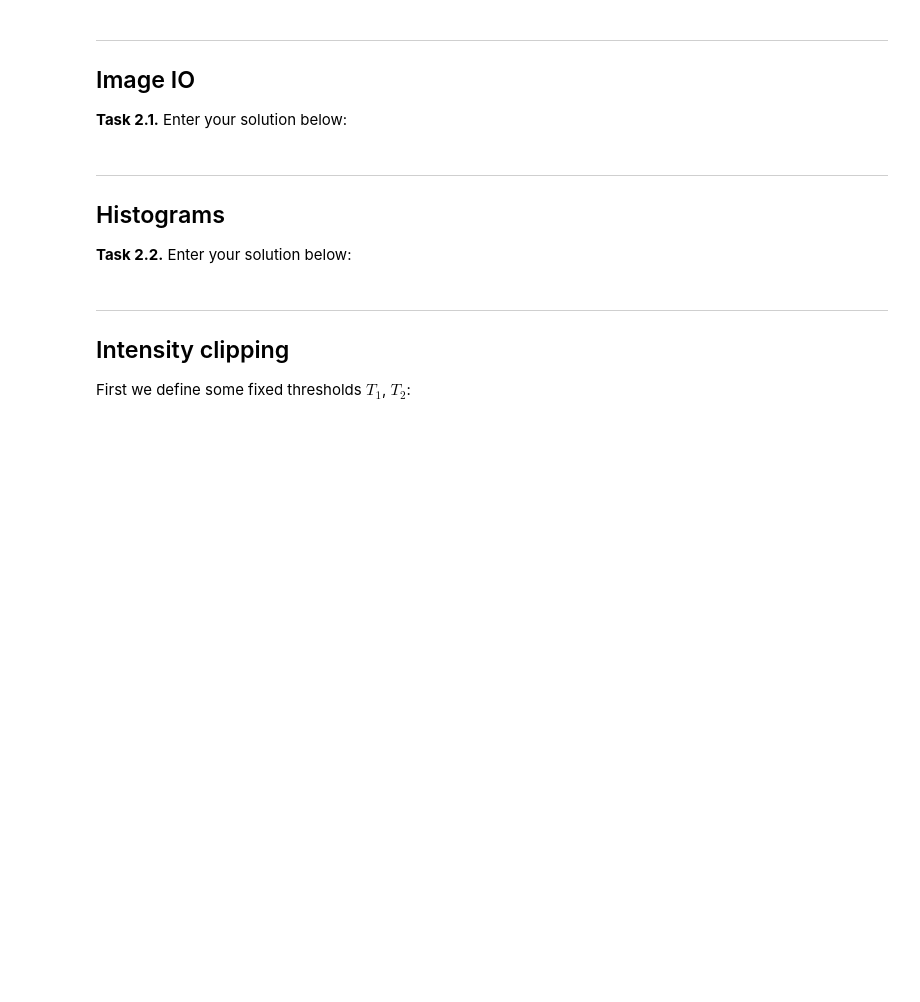
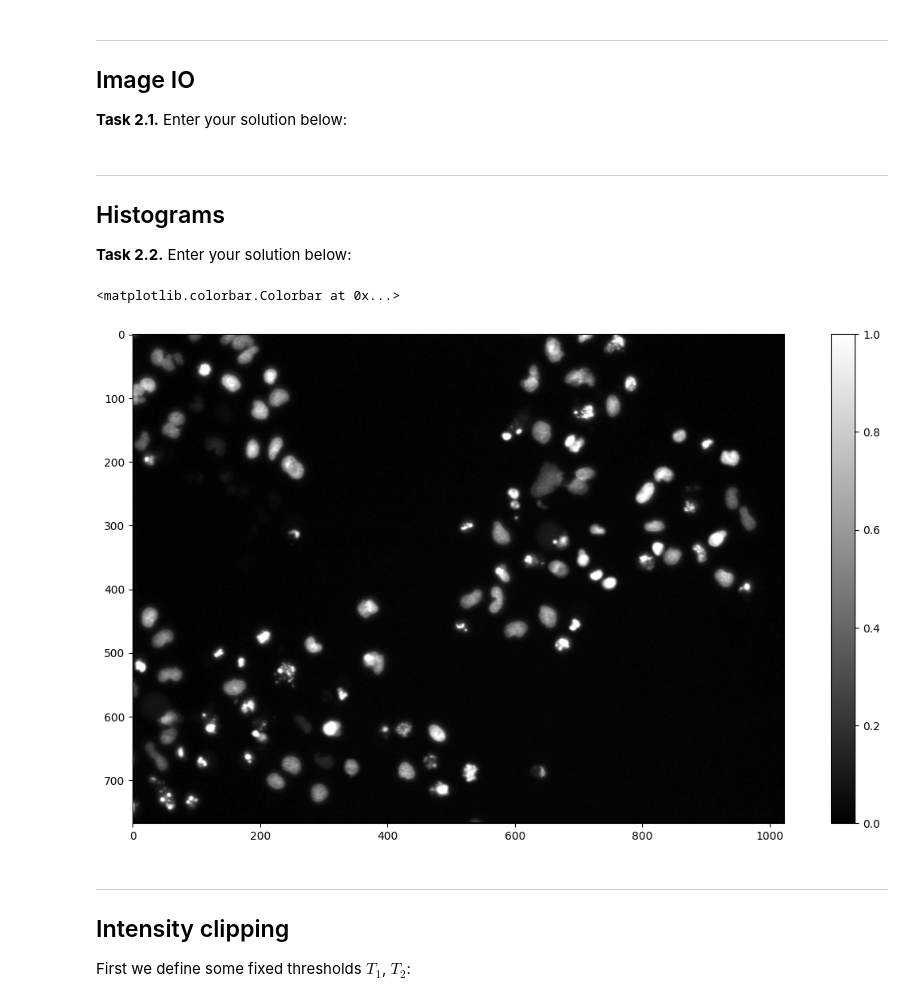
Before and after one commit to Panke03/mobi-fs3-python, a Jupyter notebook: task2.ipynb, the cells around one changed output. Drawn from its saved outputs; the diff is of its cells as text; code cells hidden in the pictures; blank space fills up the shorter version.

```diff
--- a/task2.ipynb
+++ b/task2.ipynb
@@ -17,6 +17,15 @@ import matplotlib.pyplot as plt
 **<a id="#">Task 2.2.</a>** Enter your solution below:
 # %%
 img = plt.imread("data/cells.png")
+
+plt.figure(figsize = (15, 8))
+
+plt.imshow(img, "gray")
+
+plt.colorbar()
+# %% [output]
+<matplotlib.colorbar.Colorbar at 0x...>
+[figure, added]
 # %% [markdown]
 ---
 
```
Also changed, not shown: parts of 1 cell of this notebook.
